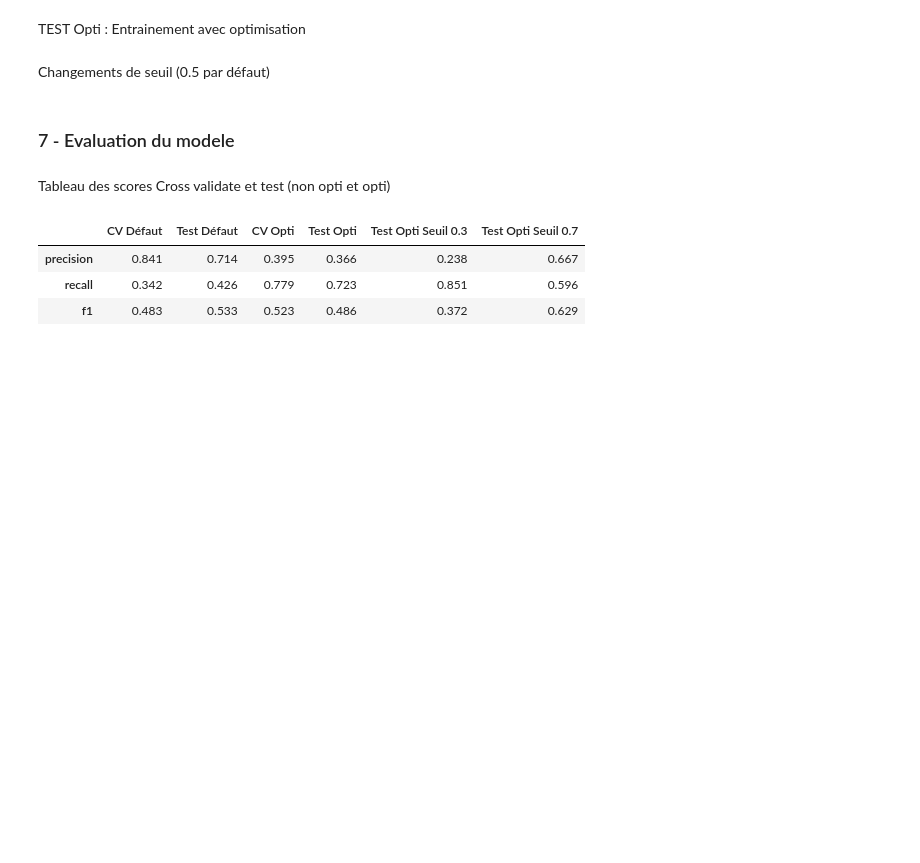
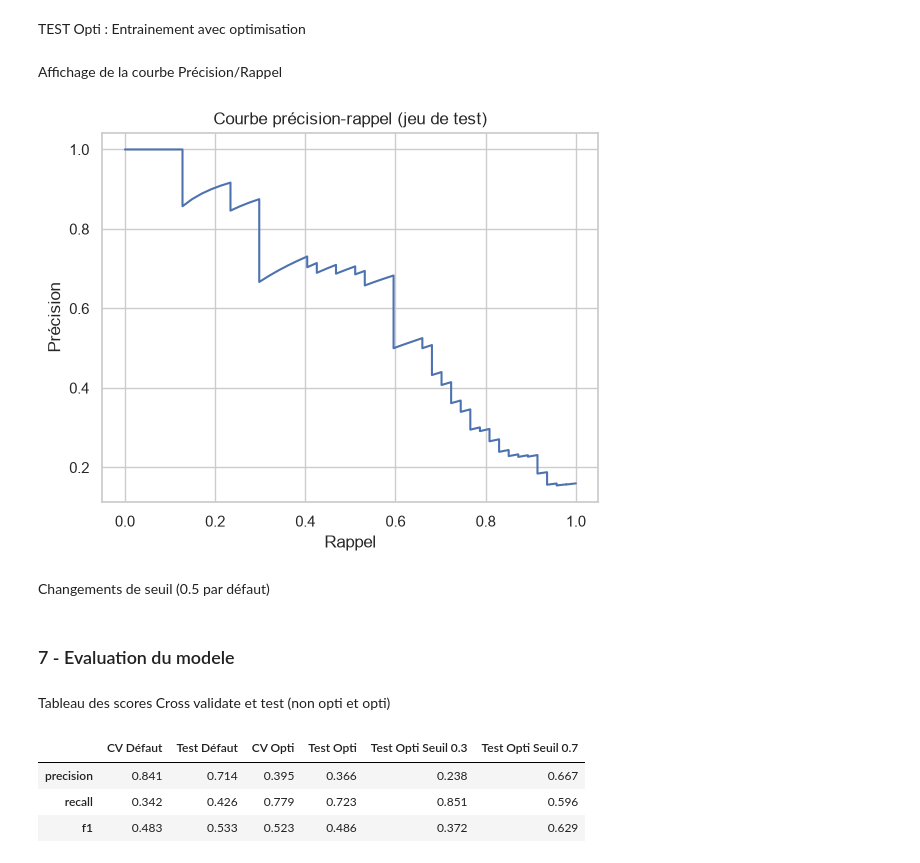
Before and after one commit to DavidRichomme/OC_P4_Classifiez_automatiquement_les_informations, a Jupyter notebook: Notebooks/02_Modelisation_optimisation.ipynb, the cells around one changed output. Saved outputs shown, nothing was run; the diff lists cells and outputs as text; code cells hidden in the pictures; blank space fills up the shorter version.

```diff
--- a/Notebooks/02_Modelisation_optimisation.ipynb
+++ b/Notebooks/02_Modelisation_optimisation.ipynb
@@ -504,6 +516,22 @@ y_proba_opti = modele_final.predict_proba(X_test)[:, 1]
 score_precision_test_opti = precision_score(y_test, y_pred_opti)
 score_recall_test_opti = recall_score(y_test, y_pred_opti)
 score_f1_test_opti = f1_score(y_test, y_pred_opti)
+# %% [markdown]
+Affichage de la courbe Précision/Rappel
+# %%
+y_scores_test = modele_final.predict_proba(X_test)[:, 1]
+
+precision_test, recall_test, thresholds_test = precision_recall_curve(
+    y_test, y_scores_test
+)
+
+plt.plot(recall_test, precision_test,)
+plt.xlabel("Rappel")
+plt.ylabel("Précision")
+plt.title("Courbe précision-rappel (jeu de test)")
+plt.show()
+# %% [output]
+[figure, added]
 # %% [markdown]
 Changements de seuil (0.5 par défaut)
 # %%
```
Also changed, not shown: parts of 26 cells of this notebook, 5 other files.
